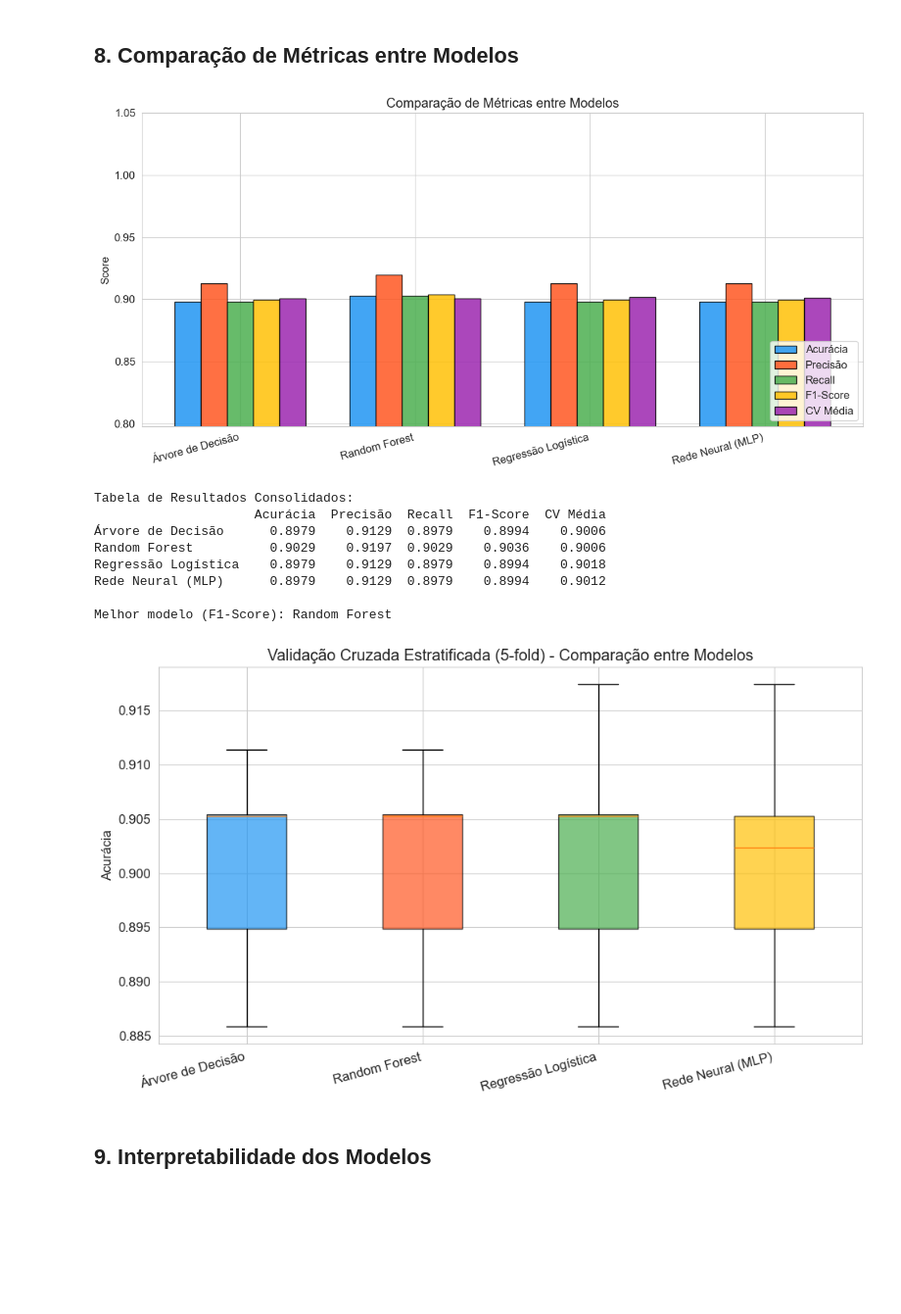
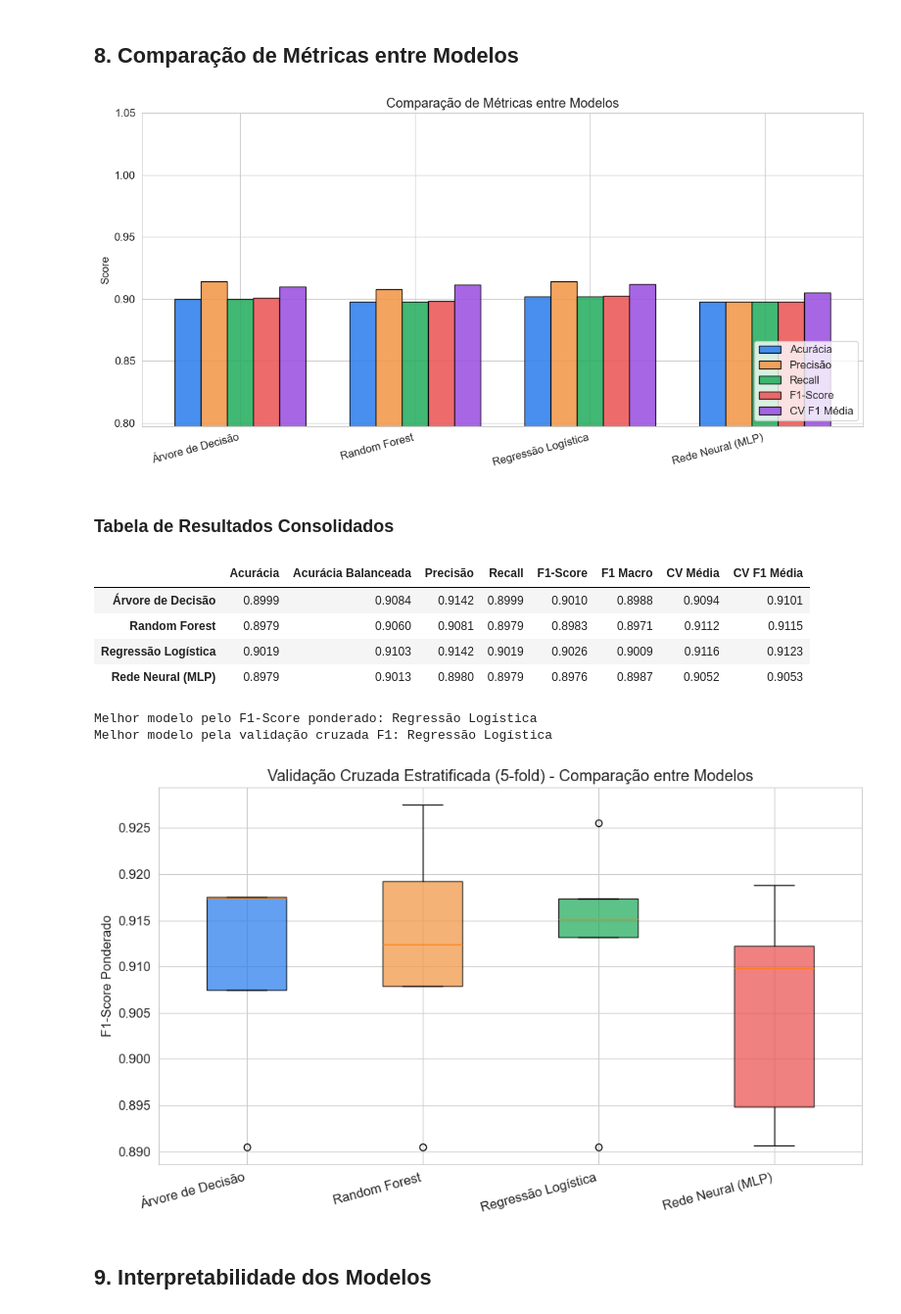
Before and after one commit to figueirego/classificacao-doencas-respiratorias, a Jupyter notebook: projeto_classificacao_doencas.ipynb, the cells around one changed output. Shown at 98% size. Cells and saved outputs as stored; diff of their text form; code cells hidden in the pictures; blank space fills up the shorter version.

```diff
--- a/projeto_classificacao_doencas.ipynb
+++ b/projeto_classificacao_doencas.ipynb
@@ -499,60 +652,71 @@ A classe com mais erros foi **Acute Bronchitis**, principalmente confundida com
 tabela_metricas = pd.DataFrame({
     nome: {
         'Acurácia': r['acuracia'],
+        'Acurácia Balanceada': r['acuracia_balanceada'],
         'Precisão': r['precisao'],
         'Recall': r['recall'],
         'F1-Score': r['f1'],
+        'F1 Macro': r['f1_macro'],
         'CV Média': r['cv_media'],
+        'CV F1 Média': r['cv_f1_media'],
     }
     for nome, r in resultados.items()
 }).T
+
 tabela_metricas.to_csv('metricas_resultados.csv')
 
-# Gráfico comparativo
+# Gráfico comparativo com as métricas principais
+metricas_plot = ['Acurácia', 'Precisão', 'Recall', 'F1-Score', 'CV F1 Média']
 fig, ax = plt.subplots(figsize=(12, 6))
 x = np.arange(len(tabela_metricas))
 largura = 0.15
-cores_metricas = ['#2196F3', '#FF5722', '#4CAF50', '#FFC107', '#9C27B0']
-for i, col in enumerate(tabela_metricas.columns):
+cores_metricas = ['#2F80ED', '#F2994A', '#27AE60', '#EB5757', '#9B51E0']
+for i, col in enumerate(metricas_plot):
     ax.bar(x + i * largura, tabela_metricas[col], largura,
-           label=col, color=cores_metricas[i], edgecolor='black', alpha=0.85)
+           label=col, color=cores_metricas[i], edgecolor='black', alpha=0.88)
 ax.set_xticks(x + largura * 2)
 ax.set_xticklabels(tabela_metricas.index, rotation=15, ha='right')
-ax.set_ylabel('Score'); ax.set_title('Comparação de Métricas entre Modelos')
+ax.set_ylabel('Score')
+ax.set_title('Comparação de Métricas entre Modelos')
 ax.legend(loc='lower right')
-ax.set_ylim(max(0, tabela_metricas.min().min() - 0.1), 1.05)
+ax.set_ylim(max(0, tabela_metricas[metricas_plot].min().min() - 0.1), 1.05)
 plt.tight_layout()
 plt.show()
 
-print('Tabela de Resultados Consolidados:')
-print(tabela_metricas.round(4).to_string())
-print(f'\nMelhor modelo (F1-Score): {tabela_metricas["F1-Score"].idxmax()}')
+display(Markdown('### Tabela de Resultados Consolidados'))
+display(tabela_metricas.style.format('{:.4f}'))
+print()
+print(f'Melhor modelo pelo F1-Score ponderado: {tabela_metricas["F1-Score"].idxmax()}')
+print(f'Melhor modelo pela validação cruzada F1: {tabela_metricas["CV F1 Média"].idxmax()}')
 # %% [output]
-[figure, old version]
+[figure, new version]
+### Tabela de Resultados Consolidados
+|  | Acurácia | Acurácia Balanceada | Precisão | Recall | F1-Score | F1 Macro | CV Média | CV F1 Média |
+| Árvore de Decisão | 0.8999 | 0.9084 | 0.9142 | 0.8999 | 0.9010 | 0.8988 | 0.9094 | 0.9101 |
+| Random Forest | 0.8979 | 0.9060 | 0.9081 | 0.8979 | 0.8983 | 0.8971 | 0.9112 | 0.9115 |
+| Regressão Logística | 0.9019 | 0.9103 | 0.9142 | 0.9019 | 0.9026 | 0.9009 | 0.9116 | 0.9123 |
+| Rede Neural (MLP) | 0.8979 | 0.9013 | 0.8980 | 0.8979 | 0.8976 | 0.8987 | 0.9052 | 0.9053 |
-Tabela de Resultados Consolidados:
-                     Acurácia  Precisão  Recall  F1-Score  CV Média
-Árvore de Decisão      0.8979    0.9129  0.8979    0.8994    0.9006
-Random Forest          0.9029    0.9197  0.9029    0.9036    0.9006
-Regressão Logística    0.8979    0.9129  0.8979    0.8994    0.9018
-Rede Neural (MLP)      0.8979    0.9129  0.8979    0.8994    0.9012
-
-Melhor modelo (F1-Score): Random Forest
+Melhor modelo pelo F1-Score ponderado: Regressão Logística
+Melhor modelo pela validação cruzada F1: Regressão Logística
 # %%
-# Validação Cruzada - Boxplot
+# Validação Cruzada - Boxplot usando F1-Score ponderado no conjunto de treino
 fig, ax = plt.subplots(figsize=(10, 6))
-dados_cv = [cross_val_score(m, X_final, y_codificado, cv=cv, scoring='accuracy')
-            for m in modelos.values()]
+dados_cv = [
+    cross_val_score(modelo, X_treino, y_treino, cv=cv, scoring='f1_weighted')
+    for modelo in modelos.values()
+]
 bp = ax.boxplot(dados_cv, labels=list(modelos.keys()), patch_artist=True)
-cores_box = ['#2196F3', '#FF5722', '#4CAF50', '#FFC107']
+cores_box = ['#2F80ED', '#F2994A', '#27AE60', '#EB5757']
 for patch, cor in zip(bp['boxes'], cores_box):
-    patch.set_facecolor(cor); patch.set_alpha(0.7)
-ax.set_ylabel('Acurácia')
+    patch.set_facecolor(cor)
+    patch.set_alpha(0.75)
+ax.set_ylabel('F1-Score Ponderado')
 ax.set_title('Validação Cruzada Estratificada (5-fold) - Comparação entre Modelos')
 plt.xticks(rotation=15, ha='right')
 plt.tight_layout()
 plt.show()
 # %% [output]
-[figure, old version]
+[figure, new version]
 # %% [markdown]
 ## 9. Interpretabilidade dos Modelos
 # %%
```
Also changed, not shown: parts of 15 cells of this notebook.
